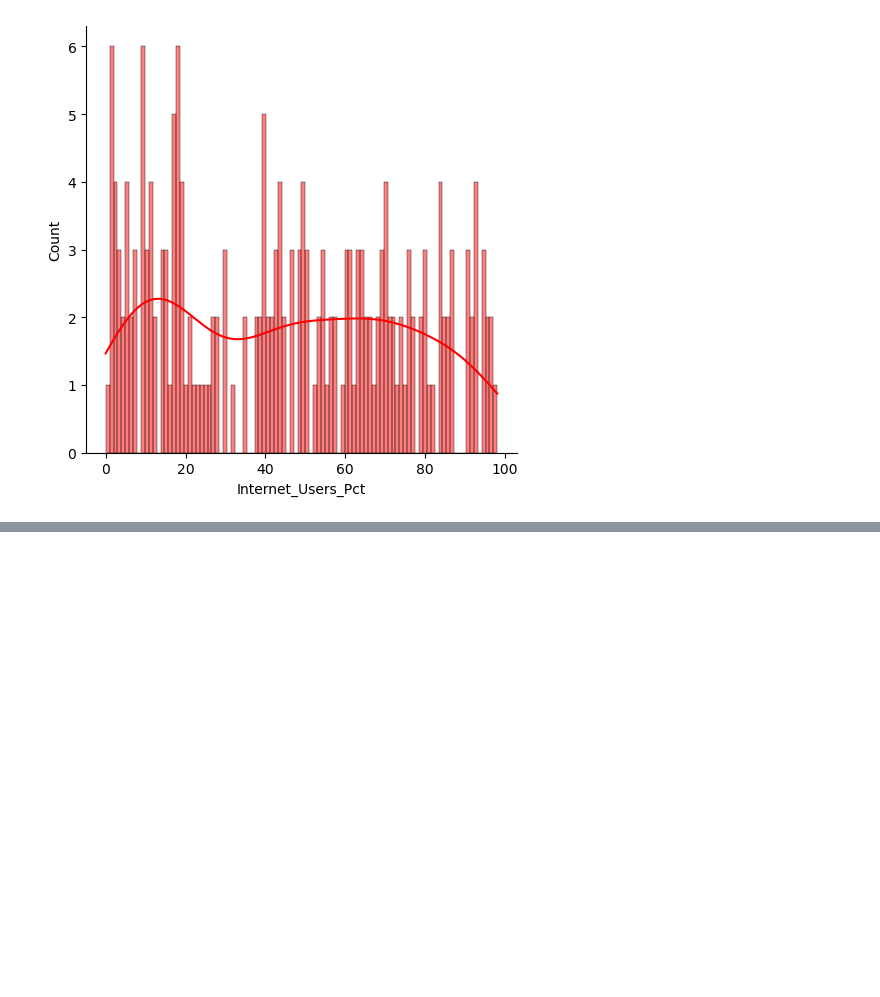
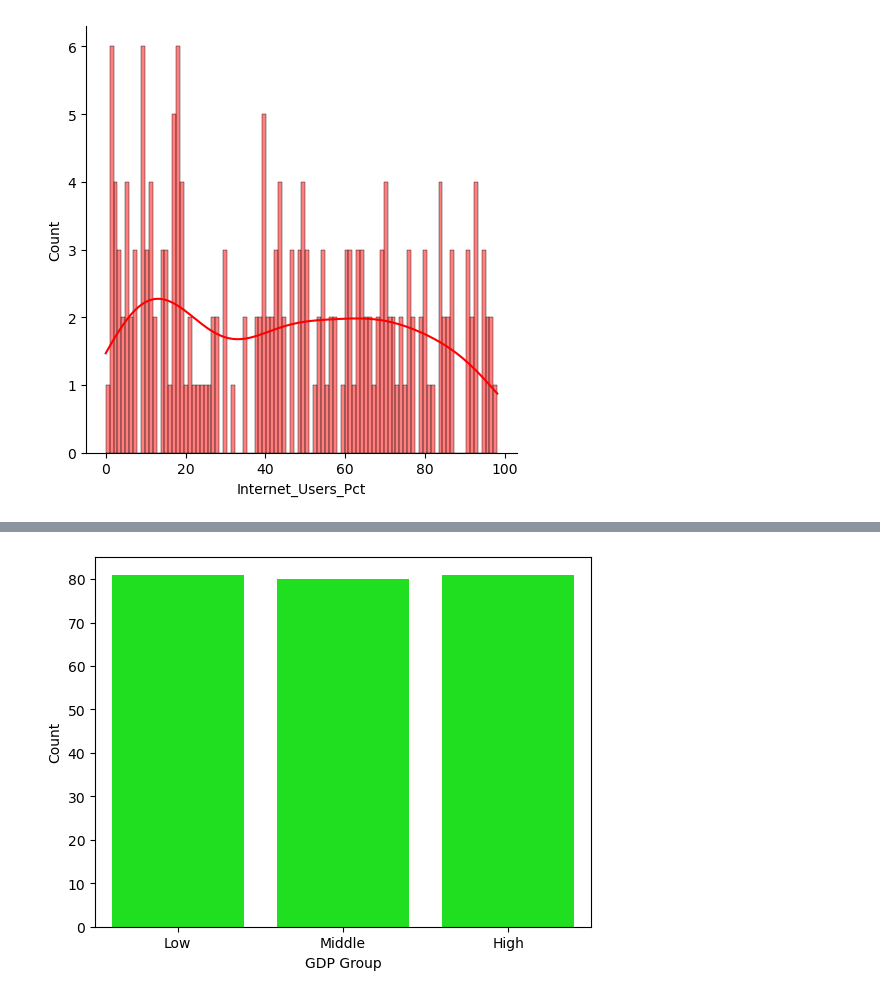
Before and after one commit to NSS-Data-Analytics-Cohort-8/gdp-and-internet-usage-jtbest, a Jupyter notebook: notebooks/un_project.ipynb, the cells around one changed output, grey strips where cells are left out. Cells and saved outputs as stored; diff of their text form; code cells hidden in the pictures; blank space fills up the shorter version.

```diff
--- a/notebooks/un_project.ipynb
+++ b/notebooks/un_project.ipynb
@@ -553,0 +557,8 @@ Equatorial Guinea has an unusually high GPD per capita for a country with a lowe
+# %%
+gdp_per_capita_2014 = gdp_df[(gdp_df['Year']==2014)].copy()
+
+# Use pd.qcut() to create GDP per capita groups
+gdp_per_capita_2014.loc[:, 'GDP_group'] = pd.qcut(gdp_per_capita_2014['GDP_Per_Capita'], q=3, labels=['Low', 'Middle', 'High'])
+
+# Print the first few rows of the resulting dataframe to check the output
+gdp_per_capita_2014
@@ -553,0 +579,15 @@ Equatorial Guinea has an unusually high GPD per capita for a country with a lowe
+# %%
+import seaborn as sns
+
+# Create a countplot of the 'GDP_group' column
+sns.countplot(x='GDP_group', data=gdp_per_capita_2014, color='lime')
+
+# Set the x-label and y-label for the plot
+plt.xlabel('GDP Group')
+plt.ylabel('Count')
+
+# Show the plot
+plt.show()
+# This is dumb, of course they'd be in even groups. D'oh
+# %% [output]
+[figure, added]
```
Also changed, not shown: parts of 44 cells of this notebook.
